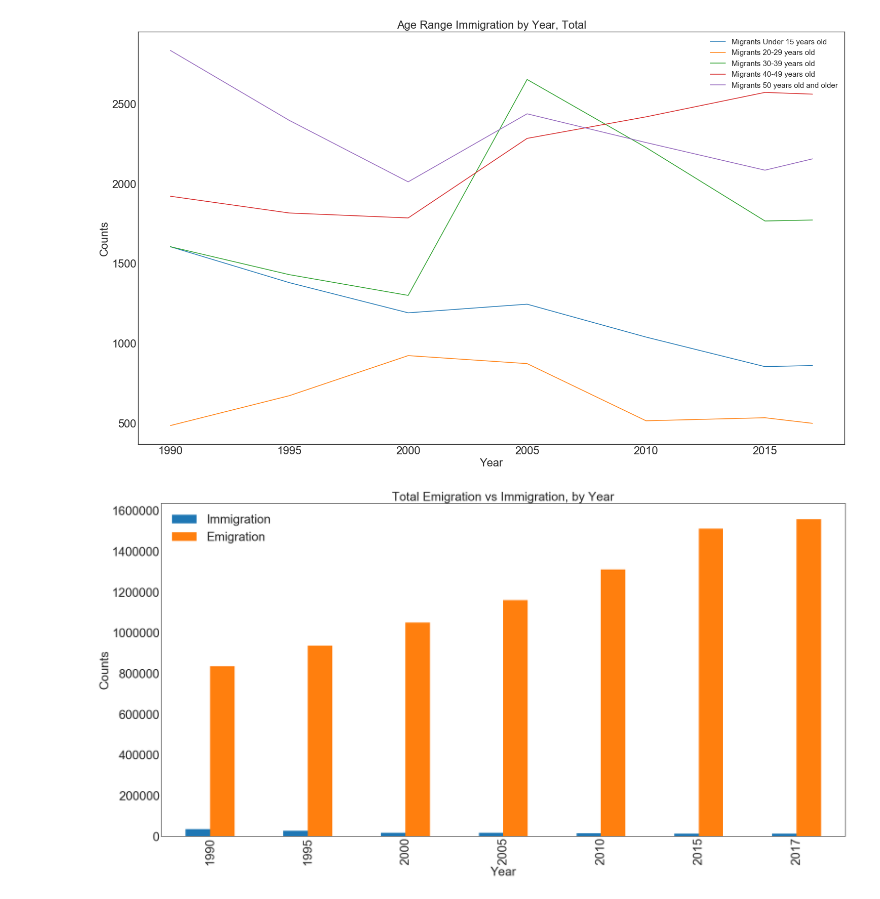
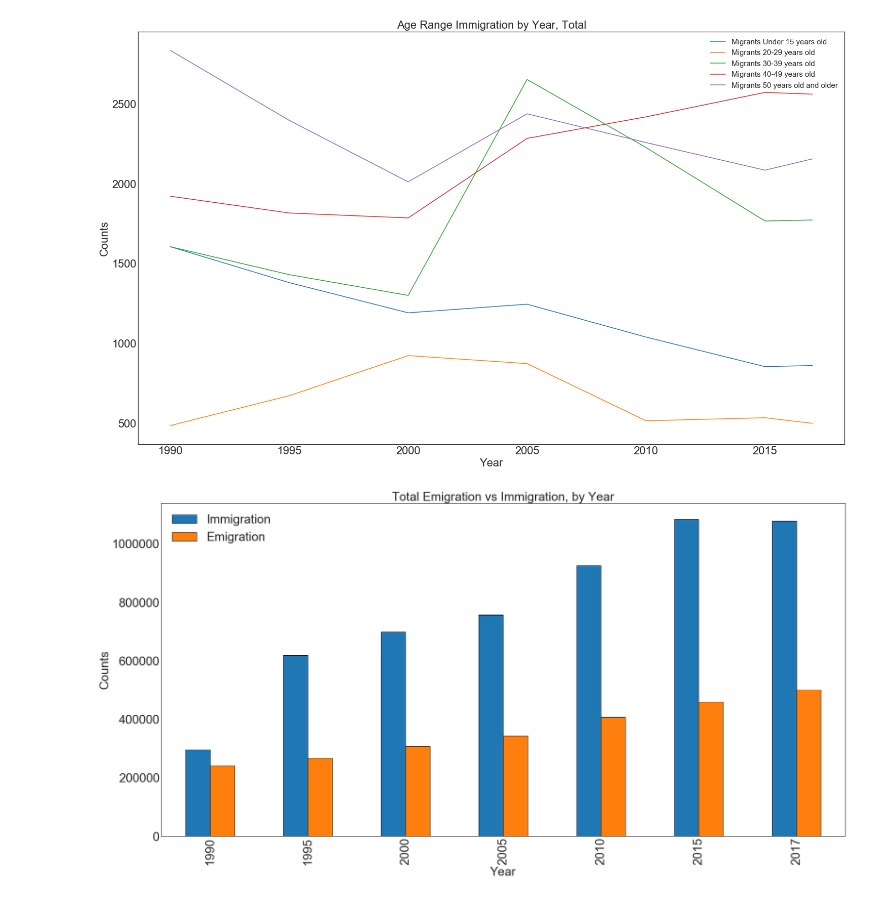
Before and after one commit to ds-modules/IAS-150, a Jupyter notebook: development/IAS-150_graphing_official.ipynb, the cells around one changed output. Drawn from its saved outputs; the diff is of its cells as text; code cells hidden in the pictures.

```diff
--- a/development/IAS-150_graphing_official.ipynb
+++ b/development/IAS-150_graphing_official.ipynb
@@ -618,9 +657,9 @@ def migration_side_by_side(country):
     t_plot = total.plot(x='Year', kind='bar', ax=axes);
     t_plot.legend(prop={'size': 30})
 # %%
-migration_side_by_side('Cuba')
+migration_side_by_side('Kenya')
 # %% [output]
-[figure, old version]
+[figure, new version]
 # %%
 def gdp(migrant_data, country1, country2):
 
```
Also changed, not shown: parts of 14 cells of this notebook, 5 other files.
